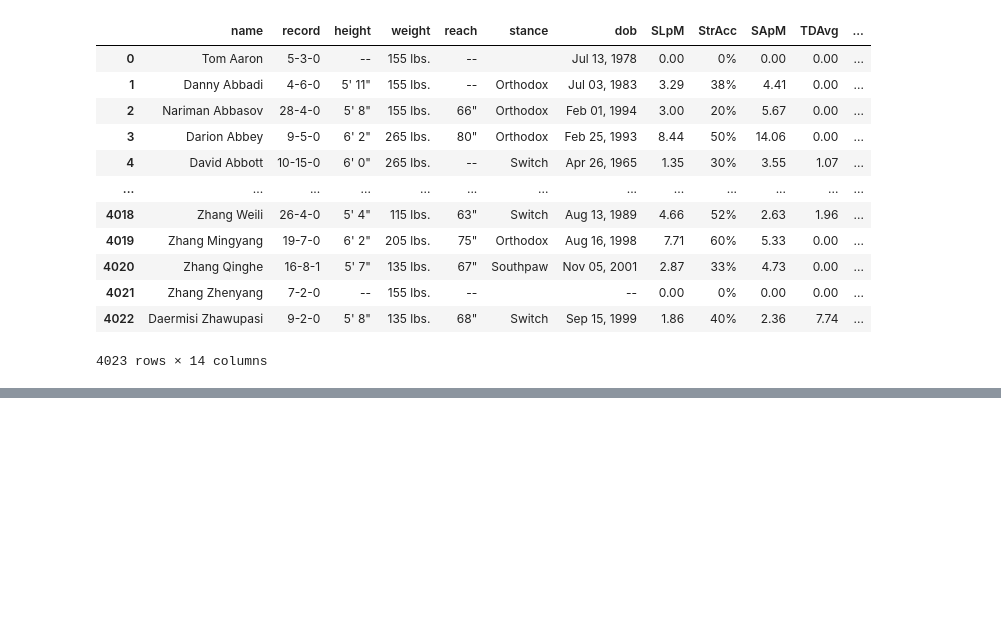
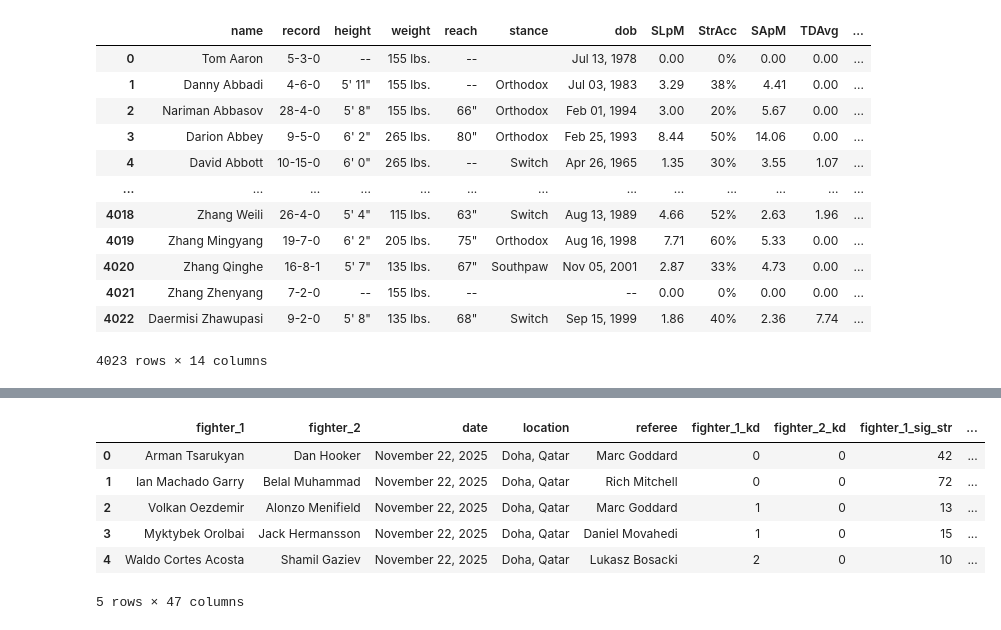
Before and after one commit to LLWICK/UFC-Fight-Winner-Predictor-Machine-learning, a Jupyter notebook: data_scraper/data_scraper.ipynb, the cells around one changed output, grey strips where cells are left out. Cells and saved outputs as stored; diff of their text form; code cells hidden in the pictures; blank space fills up the shorter version.

```diff
--- a/data_scraper/data_scraper.ipynb
+++ b/data_scraper/data_scraper.ipynb
@@ -523,0 +557,12 @@ df_fighters_final
+# %%
+df1 = pd.read_csv("./dataset/ufc_full.csv")
+# %%
+df1.head()
+# %% [output]
+|  | fighter_1 | fighter_2 | date | location | referee | fighter_1_kd | fighter_2_kd | fighter_1_sig_str | ... |
+| 0 | Arman Tsarukyan | Dan Hooker | November 22, 2025 | Doha, Qatar | Marc Goddard | 0 | 0 | 42 | ... |
+| 1 | Ian Machado Garry | Belal Muhammad | November 22, 2025 | Doha, Qatar | Rich Mitchell | 0 | 0 | 72 | ... |
+| 2 | Volkan Oezdemir | Alonzo Menifield | November 22, 2025 | Doha, Qatar | Marc Goddard | 1 | 0 | 13 | ... |
+| 3 | Myktybek Orolbai | Jack Hermansson | November 22, 2025 | Doha, Qatar | Daniel Movahedi | 1 | 0 | 15 | ... |
+| 4 | Waldo Cortes Acosta | Shamil Gaziev | November 22, 2025 | Doha, Qatar | Lukasz Bosacki | 2 | 0 | 10 | ... |
+5 rows × 47 columns
```
Also changed, not shown: parts of 6 cells of this notebook, 4 other files.
